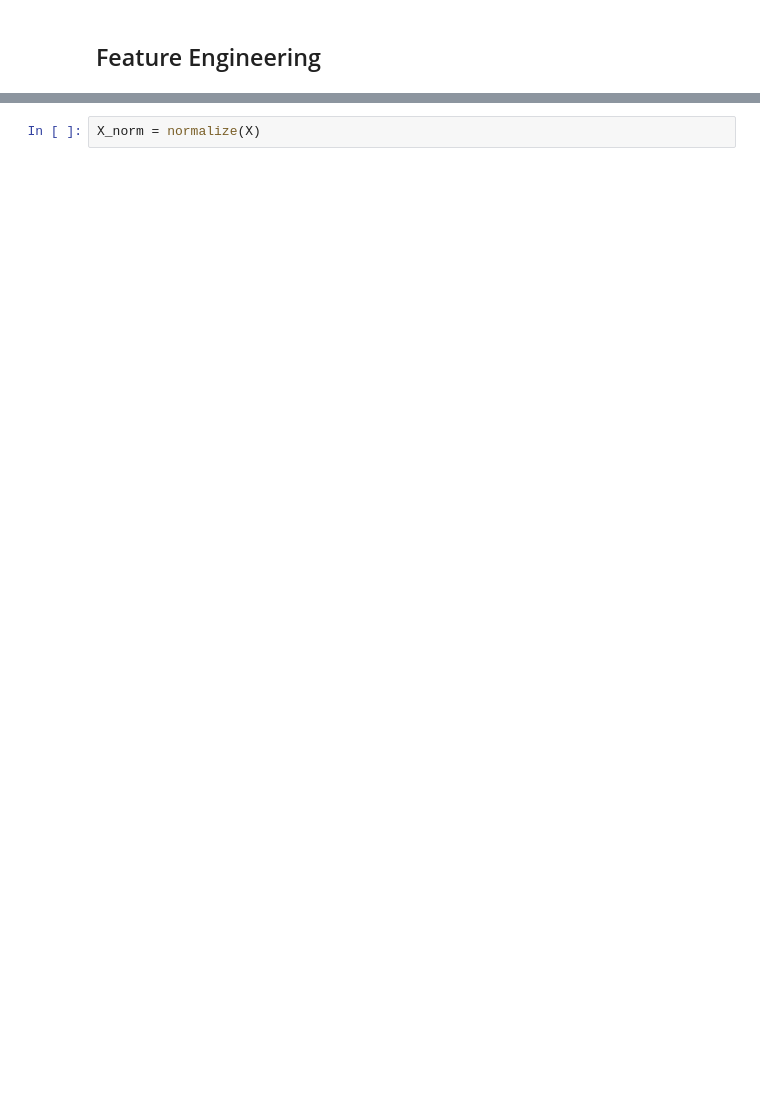
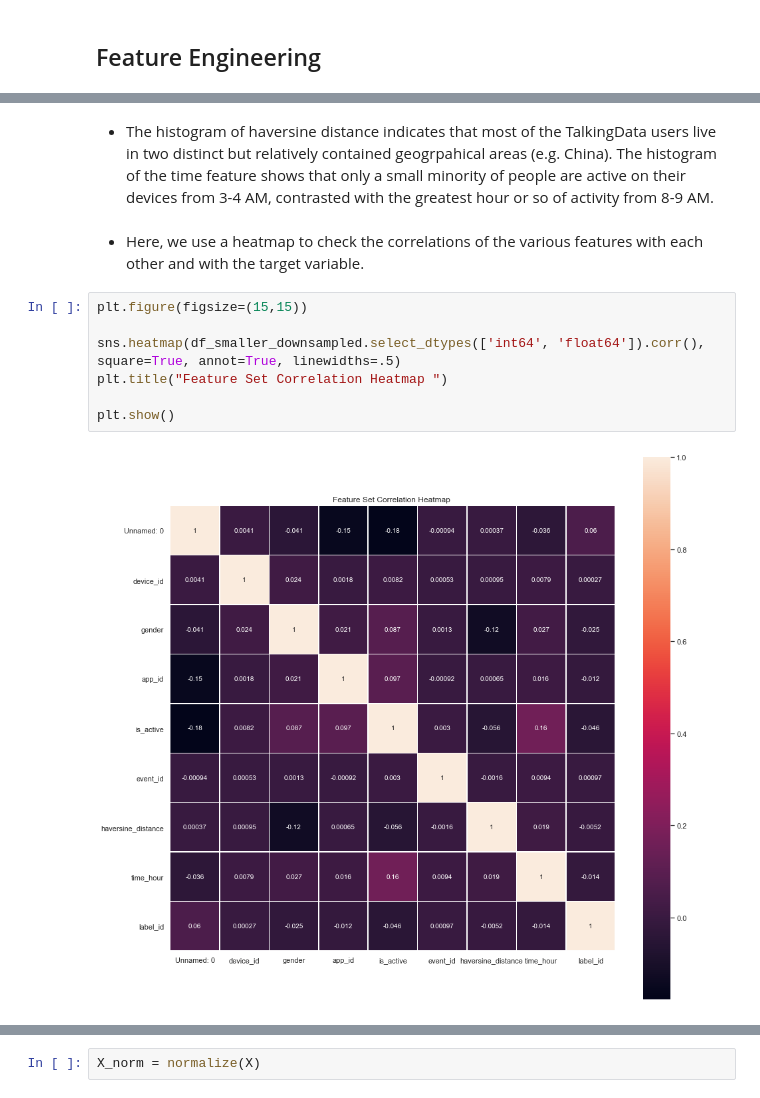
Before and after one commit to jlolavesen/thinkful, a Jupyter notebook: Final_Capstone.ipynb, the cells around one changed output, grey strips where cells are left out. Drawn from its saved outputs; the diff is of its cells as text; blank space fills up the shorter version.

```diff
--- a/Final_Capstone.ipynb
+++ b/Final_Capstone.ipynb
@@ -312,2 +401,15 @@ print("--- %s seconds ---" % (time.time() - start_time))
+# %% [markdown]
+- The histogram of haversine distance indicates that most of the TalkingData users live in two distinct but relatively contained geogrpahical areas (e.g. China).  The histogram of the time feature shows that only a small minority of people are active on their devices from 3-4 AM, contrasted with the greatest hour or so of activity from 8-9 AM.
+# %% [markdown]
+- Here, we use a heatmap to check the correlations of the various features with each other and with the target variable.
+# %%
+plt.figure(figsize=(15,15))
+
+sns.heatmap(df_smaller_downsampled.select_dtypes(['int64', 'float64']).corr(), square=True, annot=True, linewidths=.5)
+plt.title("Feature Set Correlation Heatmap ")
+
+plt.show()
+# %% [output]
+[figure, added]
 # %%
 #check the correlation of various features with the target
```
Also changed, not shown: parts of 213 cells of this notebook.
